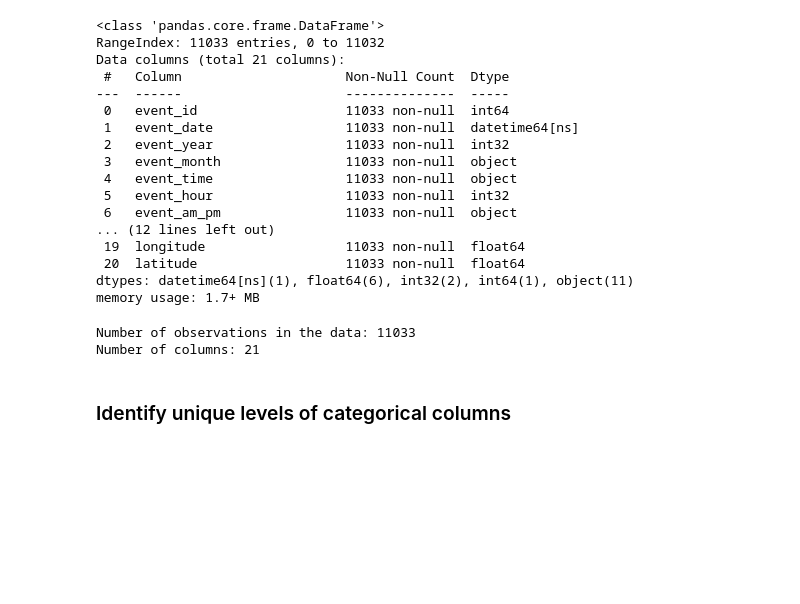
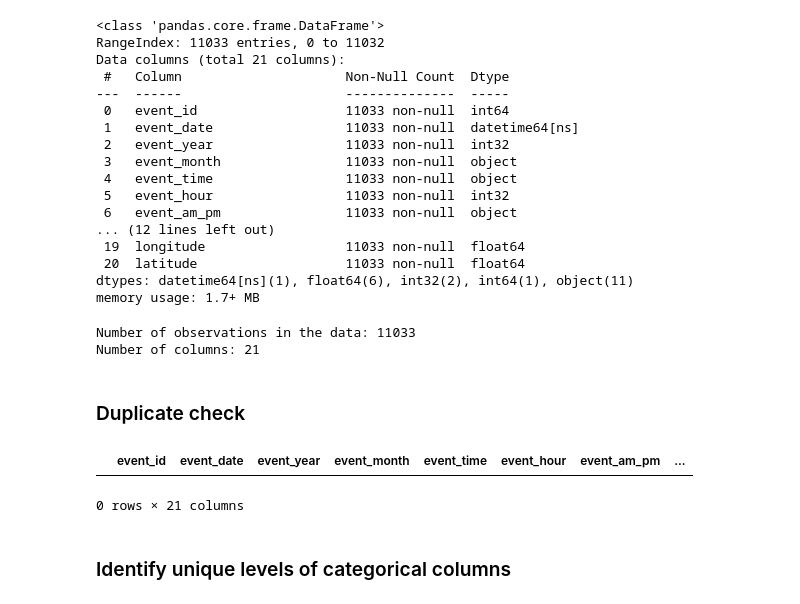
Before and after one commit to n-ferrante/Global_Landslides, a Jupyter notebook: notebooks/01_data_preprocessing.ipynb, the cells around one changed output. Drawn from its saved outputs; the diff is of its cells as text; code cells hidden in the pictures; blank space fills up the shorter version.

Commit message:
Cleaned up data preprocessing notebook

```diff
--- a/notebooks/01_data_preprocessing.ipynb
+++ b/notebooks/01_data_preprocessing.ipynb
@@ -150,6 +162,13 @@ print("Number of columns:", landslideCleaned.shape[1])
 # %% [output]
 Number of observations in the data: 11033
 Number of columns: 21
+# %% [markdown]
+### Duplicate check
+# %%
+landslideCleaned[landslideCleaned.duplicated()]
+# %% [output]
+|  | event_id | event_date | event_year | event_month | event_time | event_hour | event_am_pm | ... |
+0 rows × 21 columns
 # %% [markdown]
 ### Identify unique levels of categorical columns
 # %%
```
Also changed, not shown: parts of 8 cells of this notebook.
